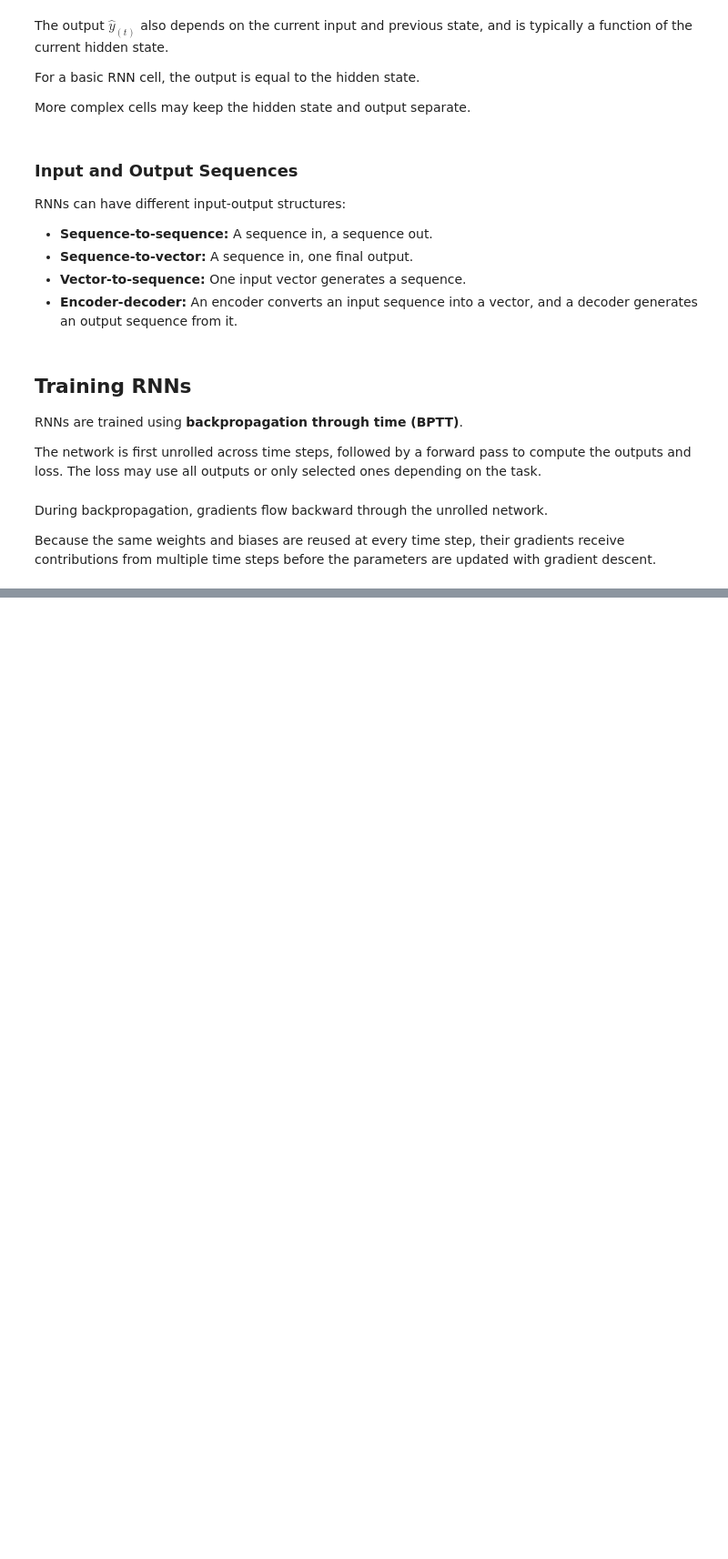
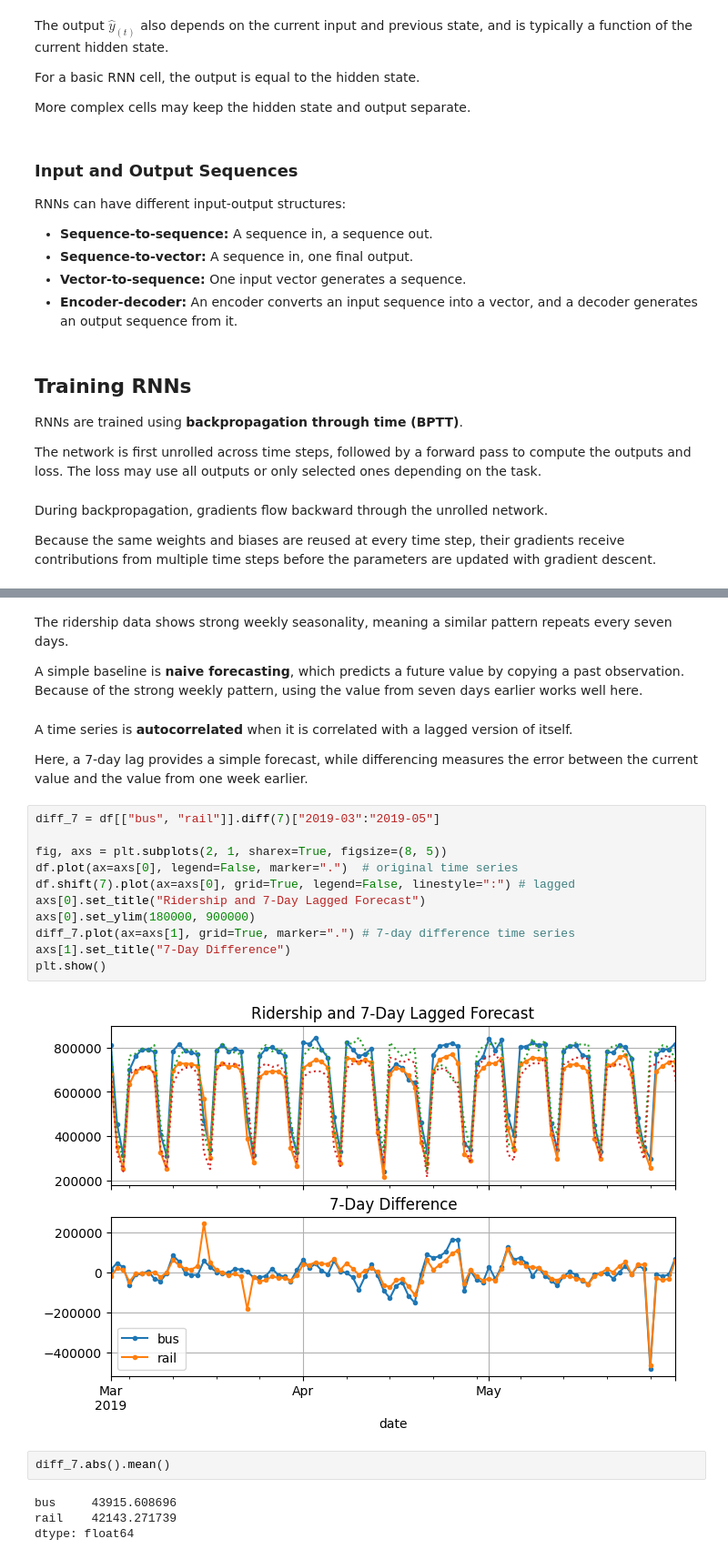
Before and after one commit to jayjay0317/Hands-On-ML-Study, a Jupyter notebook: Chapter_13/processing_sequences_rnn.ipynb, the cells around one changed output, grey strips where cells are left out. Shown at 91% size. Drawn from its saved outputs; the diff is of its cells as text; blank space fills up the shorter version.

Commit message:
Update README
Add Forecasting a Time Series

```diff
--- a/Chapter_13/processing_sequences_rnn.ipynb
+++ b/Chapter_13/processing_sequences_rnn.ipynb
@@ -87,0 +126,27 @@ Because the same weights and biases are reused at every time step, their gradien
+# %% [markdown]
+The ridership data shows strong weekly seasonality, meaning a similar pattern repeats every seven days.
+
+A simple baseline is **naive forecasting**, which predicts a future value by copying a past observation. Because of the strong weekly pattern, using the value from seven days earlier works well here.
+# %% [markdown]
+A time series is **autocorrelated** when it is correlated with a lagged version of itself.
+
+Here, a 7-day lag provides a simple forecast, while differencing measures the error between the current value and the value from one week earlier.
+# %%
+diff_7 = df[["bus", "rail"]].diff(7)["2019-03":"2019-05"]
+
+fig, axs = plt.subplots(2, 1, sharex=True, figsize=(8, 5))
+df.plot(ax=axs[0], legend=False, marker=".")  # original time series
+df.shift(7).plot(ax=axs[0], grid=True, legend=False, linestyle=":") # lagged
+axs[0].set_title("Ridership and 7-Day Lagged Forecast")
+axs[0].set_ylim(180000, 900000)
+diff_7.plot(ax=axs[1], grid=True, marker=".") # 7-day difference time series
+axs[1].set_title("7-Day Difference")
+plt.show()
+# %% [output]
+[figure, added]
+# %%
+diff_7.abs().mean()
+# %% [output]
+bus     43915.608696
+rail    42143.271739
+dtype: float64
```
Also changed, not shown: parts of 10 cells of this notebook.
